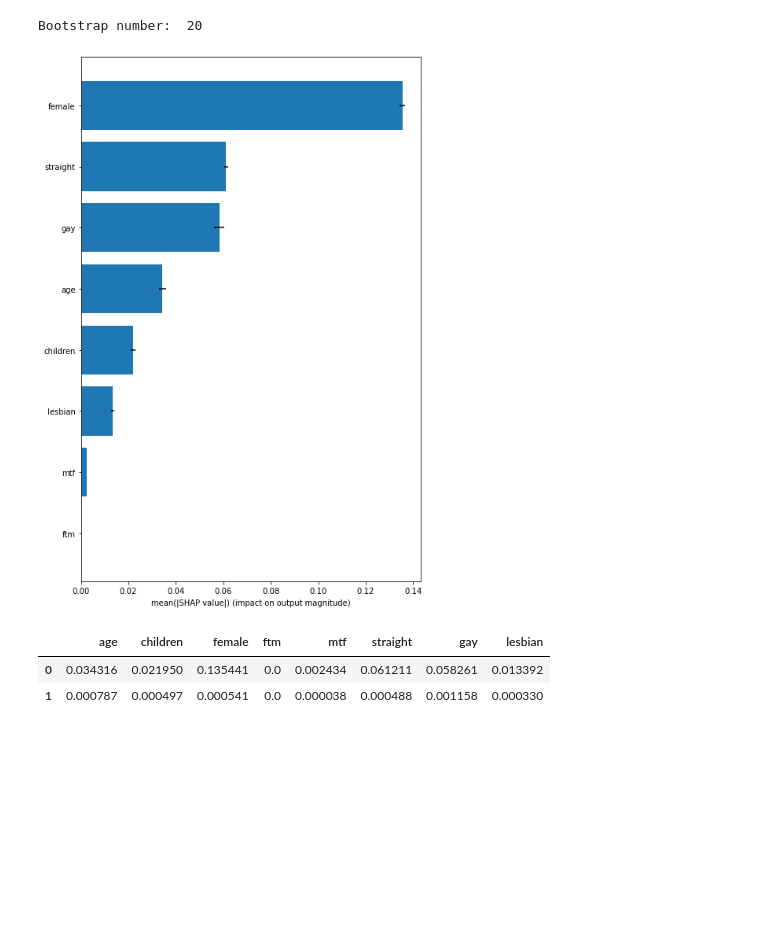
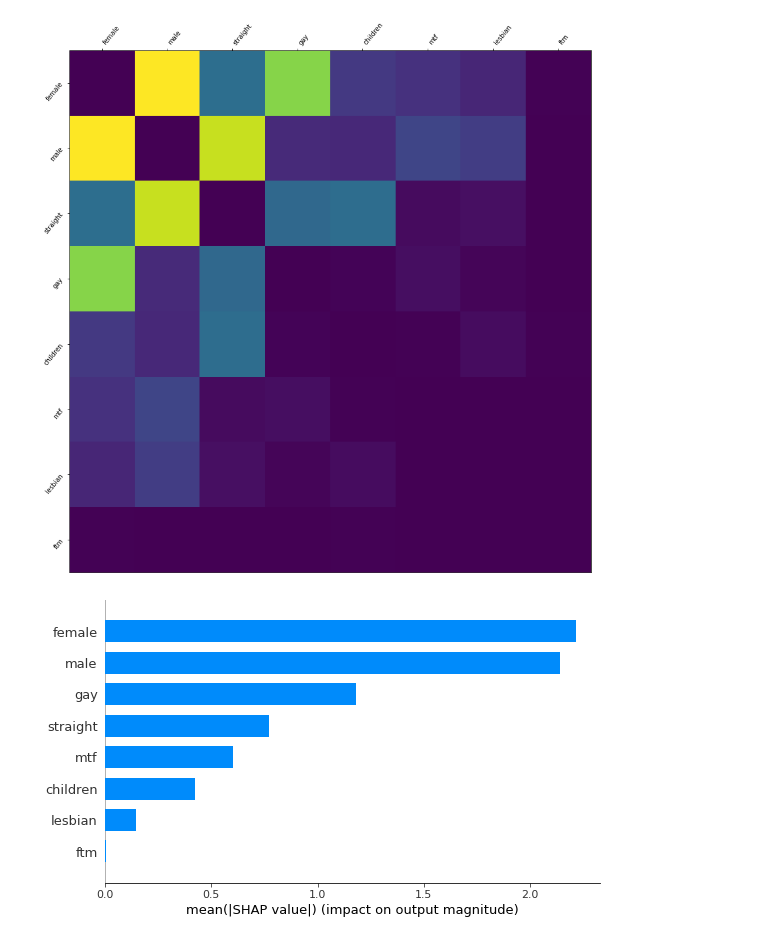
Before and after one commit to matthewvowels1/Shapley_Forest, a Jupyter notebook: shapley.ipynb, the cells around one changed output. Drawn from its saved outputs; the diff is of its cells as text; code cells hidden in the pictures; blank space fills up the shorter version.

```diff
--- a/shapley.ipynb
+++ b/shapley.ipynb
@@ -26,9 +22,9 @@ od = '/home/matthewvowels/GitHub/Psych_ML/Shapley_Forest/output'
 model_dir = '/home/matthewvowels/GitHub/Psych_ML/Shapley_Forest/output/model.sav'
 
 # Created RFShap Class/environment:
-shap_env = RFShap(model_dir=model_dir, exclude_vars=None, outcome_var='male',
+shap_env = RFShap(model_dir=model_dir, exclude_vars=None, outcome_var='age',
                   output_dir=od, random_seed=42, class_='RF',type_='cls', balanced='balanced',
-                 trn_tst_split=0.6, k_cv='split', k=5)
+                 trn_tst_split=0.6, k_cv='k_fold', k=5)
 
 # Feed in desired dataset. This removes exclude_vars, and splits into X, y,
 # as well as making train test splits
@@ -113,13 +103,7 @@ Setting feature_perturbation = "tree_path_dependent" because no background data
-# %%
-# finally, let's bootstrap over Shapley feature importances and get some C.I.s:
-shap_vals_bootstrap, results = shap_env.shap_bootstrap(modell=model, retrain=False, n_bootstraps=30, n_samples=50, class_ind=0)
-
-
-# N.B. these results don't look like much, because we are only using a small toy dataset
-results
-# %% [output]
-Bootstrap number:  20
-[figure, removed]
-|  | age | children | female | ftm | mtf | straight | gay | lesbian |
-| 0 | 0.034316 | 0.021950 | 0.135441 | 0.0 | 0.002434 | 0.061211 | 0.058261 | 0.013392 |
-| 1 | 0.000787 | 0.000497 | 0.000541 | 0.0 | 0.000038 | 0.000488 | 0.001158 | 0.000330 |
+# %%
+
+# to create plots (and automatrically save them to the output directory):
+interaction_vals = shap_env.shap_plot(explainer=explainer, shap_vals=shap_vals, specific_var='mtf', interactions=True, interaction_vars=None, classwise=False, class_ind=1)
+# %% [output]
+[figure, added]
+[figure, added]
```
Also changed, not shown: parts of 7 cells of this notebook, 1 other file.
